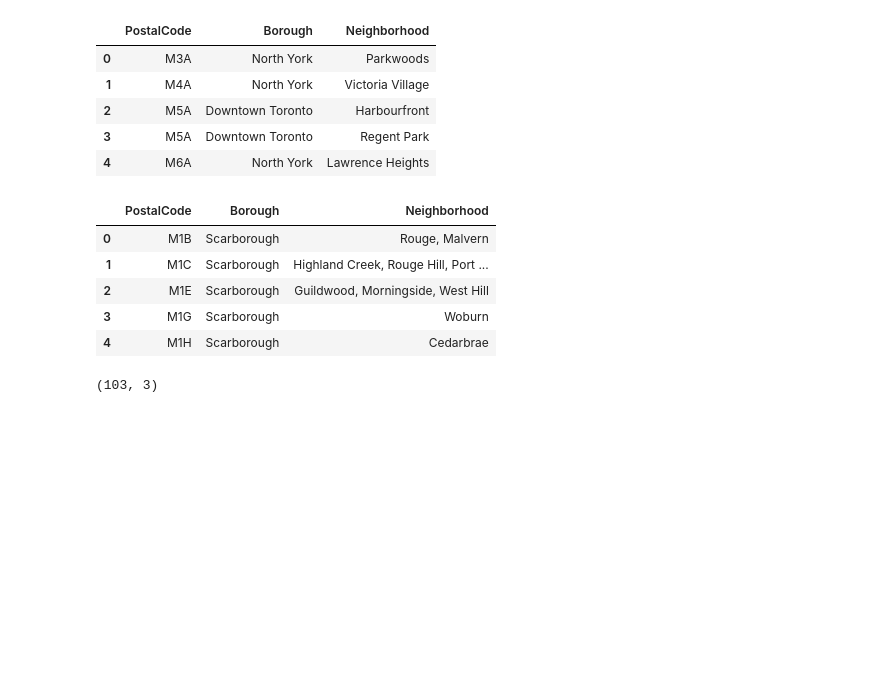
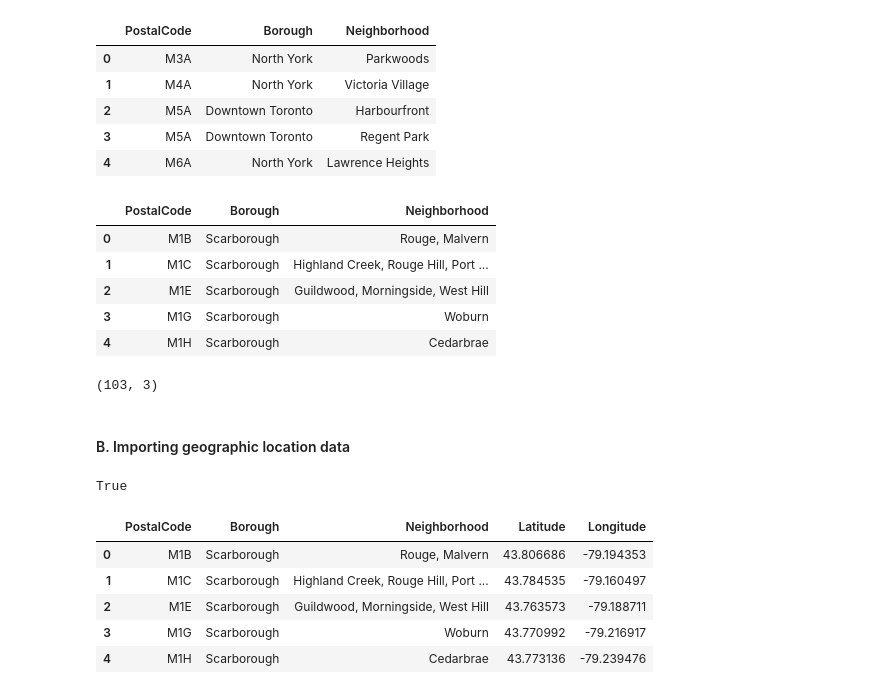
Before and after one commit to yshen2556/applied-data-science-capstone, a Jupyter notebook: capstone-project.ipynb, the cells around one changed output. Saved outputs shown, nothing was run; the diff lists cells and outputs as text; code cells hidden in the pictures; blank space fills up the shorter version.

```diff
--- a/capstone-project.ipynb
+++ b/capstone-project.ipynb
@@ -96,3 +98,26 @@ df3.head()
 df3.shape
 # %% [output]
 (103, 3)
+# %% [markdown]
+#### B. Importing geographic location data
+# %%
+dfLatLong = pd.read_csv('http://cocl.us/Geospatial_data')
+dfLatLong.head()
+#it appears that the Postal Code column in the csv file already matches that of the df3 dataframe. Let's check that.
+equal = dfLatLong['Postal Code'].equals(df3['PostalCode'])
+print(equal)
+# %% [output]
+True
+# %%
+#So now just concatenate the two dataframes into one. But first I clean the dfLatLong dataframe so it only includes the geolocations.
+dfLatLong_concat = dfLatLong[['Latitude','Longitude']]
+#dfLatLong_concat.head()
+df4 = pd.concat([df3, dfLatLong_concat], axis=1)
+df4.head()
+# %% [output]
+|  | PostalCode | Borough | Neighborhood | Latitude | Longitude |
+| 0 | M1B | Scarborough | Rouge, Malvern | 43.806686 | -79.194353 |
+| 1 | M1C | Scarborough | Highland Creek, Rouge Hill, Port ... | 43.784535 | -79.160497 |
+| 2 | M1E | Scarborough | Guildwood, Morningside, West Hill | 43.763573 | -79.188711 |
+| 3 | M1G | Scarborough | Woburn | 43.770992 | -79.216917 |
+| 4 | M1H | Scarborough | Cedarbrae | 43.773136 | -79.239476 |
```
Also changed, not shown: parts of 14 cells of this notebook.
